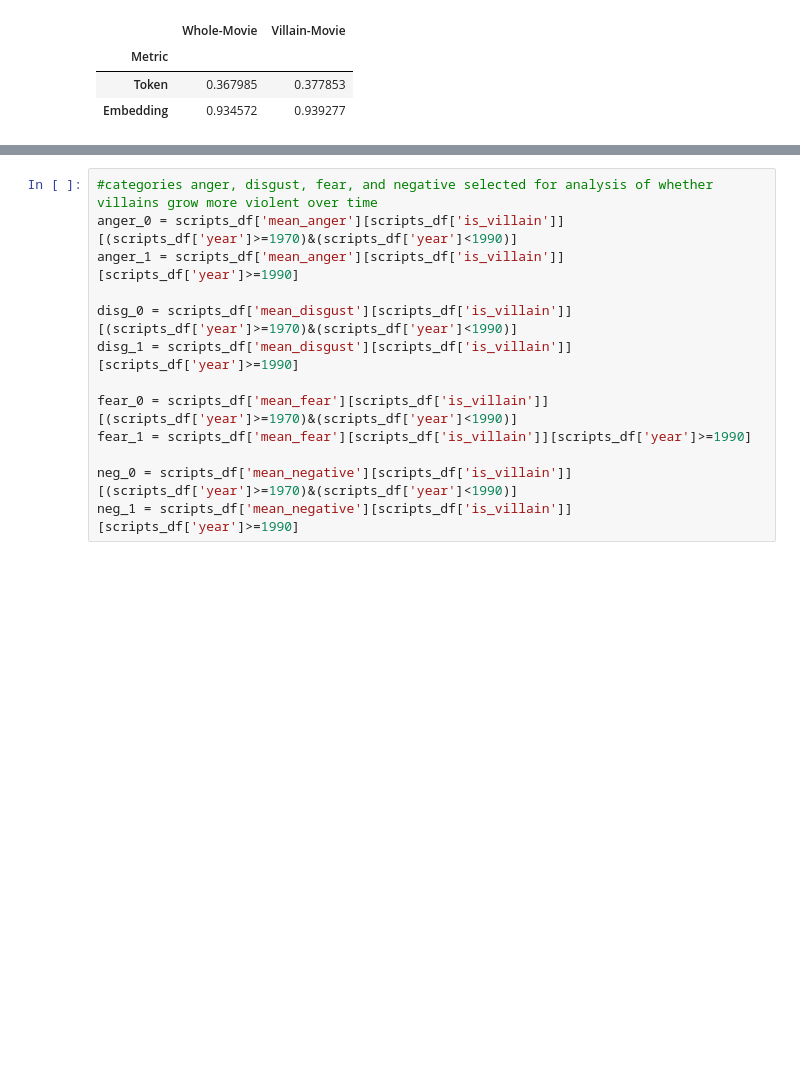
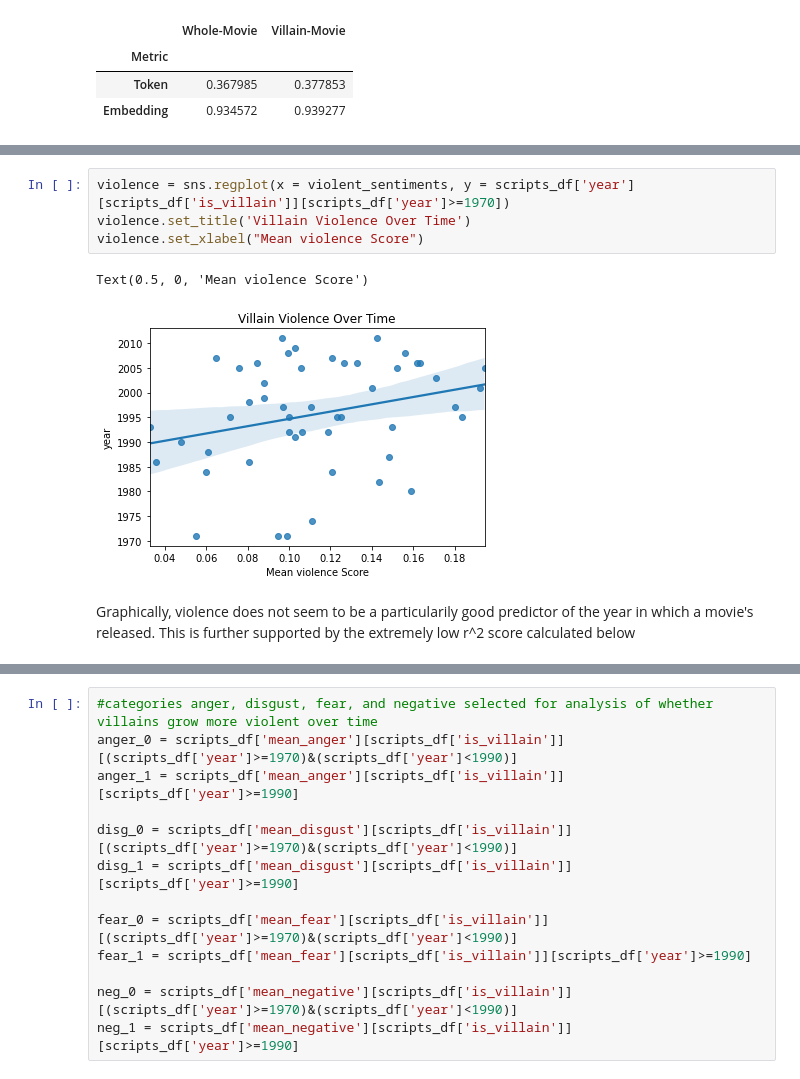
Before and after one commit to AsherML/info-2950, a Jupyter notebook: phase4.ipynb, the cells around one changed output, grey strips where cells are left out. Drawn from its saved outputs; the diff is of its cells as text; blank space fills up the shorter version.

```diff
--- a/phase4.ipynb
+++ b/phase4.ipynb
@@ -335,0 +344,9 @@ To determine the significance of villain sentiments over time, we will compare t
+# %%
+violence = sns.regplot(x = violent_sentiments, y = scripts_df['year'][scripts_df['is_villain']][scripts_df['year']>=1970])
+violence.set_title('Villain Violence Over Time')
+violence.set_xlabel("Mean violence Score")
+# %% [output]
+Text(0.5, 0, 'Mean violence Score')
+[figure, added]
+# %% [markdown]
+Graphically, violence does not seem to be a particularily good predictor of the year in which a movie's released. This is further supported by the extremely low r^2 score calculated below
```
Also changed, not shown: parts of 33 cells of this notebook.
